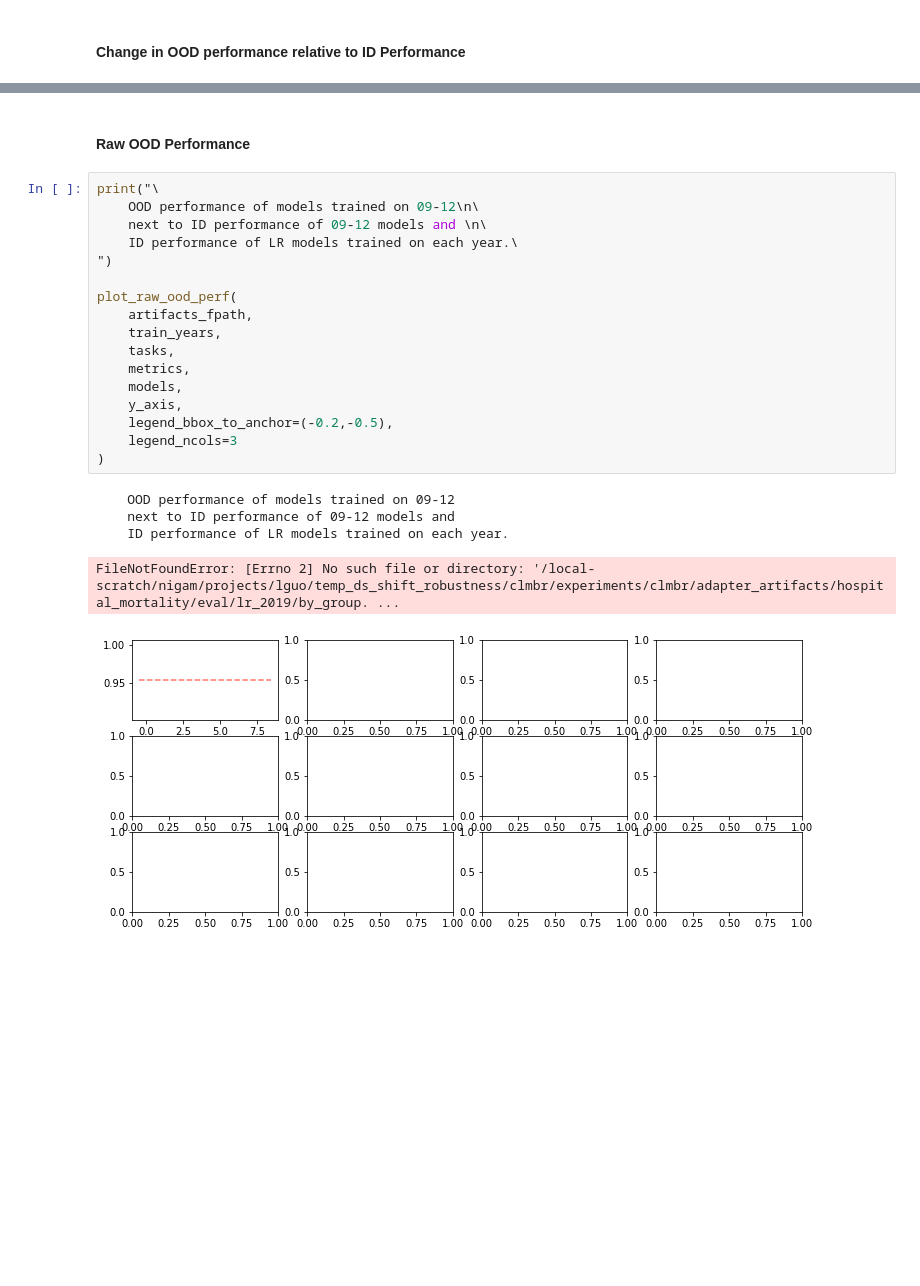
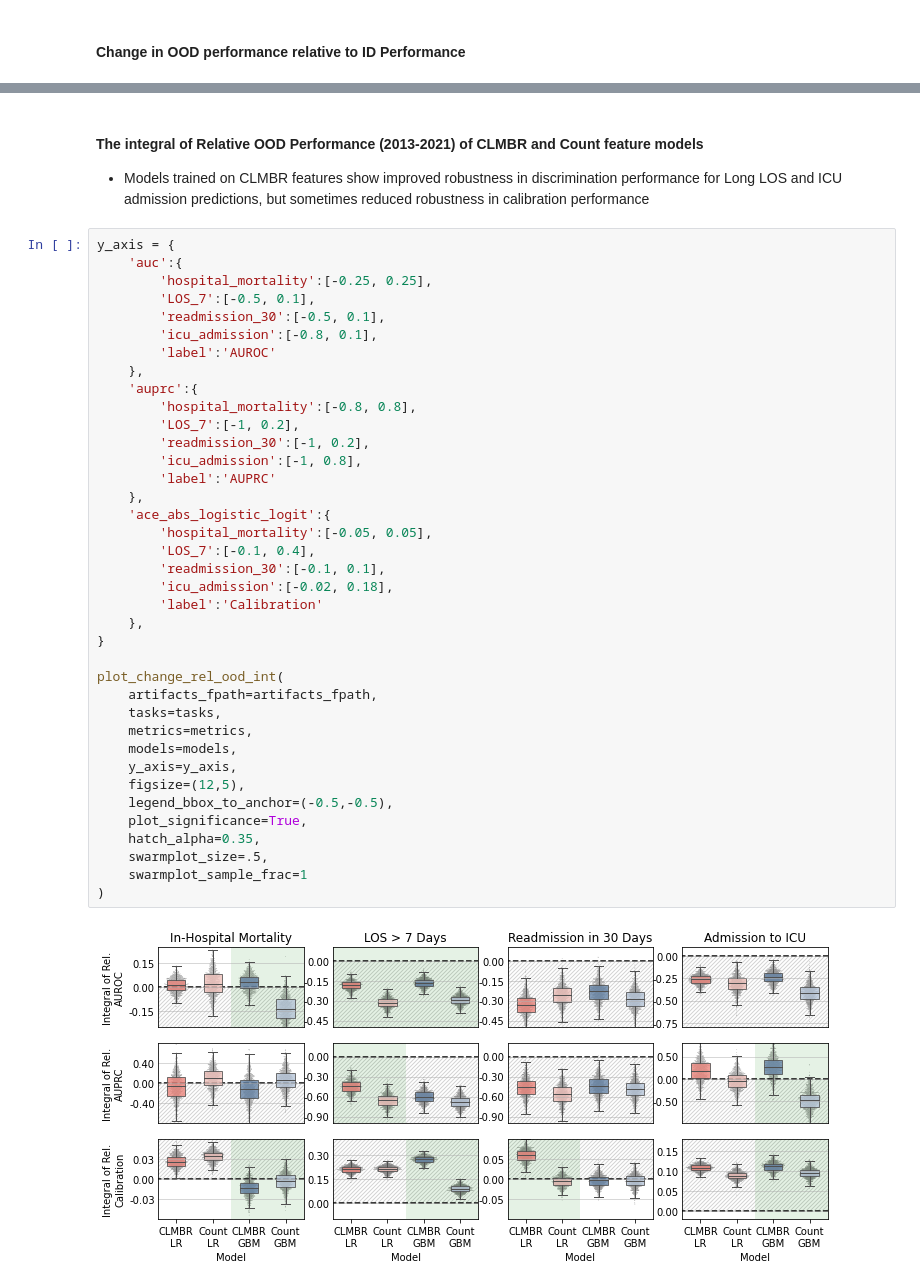
Before and after one commit to som-shahlab/temp_ds_shift_robustness, a Jupyter notebook: clmbr/experiments/clmbr/notebooks/0_09-12.ipynb, the cells around one changed output, grey strips where cells are left out. Cells and saved outputs as stored; diff of their text form; blank space fills up the shorter version.

Commit message:
added comparison of robustness between clmbr and count feature models

```diff
--- a/clmbr/experiments/clmbr/notebooks/0_09-12.ipynb
+++ b/clmbr/experiments/clmbr/notebooks/0_09-12.ipynb
@@ -109,25 +111,43 @@ plot_rel_ood_perf(
-# %% [markdown]
-#### Raw OOD Performance
-# %%
-print("\
-    OOD performance of models trained on 09-12\n\
-    next to ID performance of 09-12 models and \n\
-    ID performance of LR models trained on each year.\
-")
-
-plot_raw_ood_perf(
-    artifacts_fpath,
-    train_years,
-    tasks,
-    metrics,
-    models,
-    y_axis,
-    legend_bbox_to_anchor=(-0.2,-0.5),
-    legend_ncols=3
-)
-# %% [output]
-    OOD performance of models trained on 09-12
-    next to ID performance of 09-12 models and
-    ID performance of LR models trained on each year.
-FileNotFoundError: [Errno 2] No such file or directory: '/local-scratch/nigam/projects/lguo/temp_ds_shift_robustness/clmbr/experiments/clmbr/adapter_artifacts/hospital_mortality/eval/lr_2019/by_group. ...
-[figure, removed]
+# %% [markdown]
+#### The integral of Relative OOD Performance (2013-2021) of CLMBR and Count feature models
+- Models trained on CLMBR features show improved robustness in discrimination performance for Long LOS and ICU admission predictions, but sometimes reduced robustness in calibration performance
+# %%
+y_axis = {
+    'auc':{
+        'hospital_mortality':[-0.25, 0.25],
+        'LOS_7':[-0.5, 0.1],
+        'readmission_30':[-0.5, 0.1],
+        'icu_admission':[-0.8, 0.1],
+        'label':'AUROC'
+    },
+    'auprc':{
+        'hospital_mortality':[-0.8, 0.8],
+        'LOS_7':[-1, 0.2],
+        'readmission_30':[-1, 0.2],
+        'icu_admission':[-1, 0.8],
+        'label':'AUPRC'
+    },
+    'ace_abs_logistic_logit':{
+        'hospital_mortality':[-0.05, 0.05],
+        'LOS_7':[-0.1, 0.4],
+        'readmission_30':[-0.1, 0.1],
+        'icu_admission':[-0.02, 0.18],
+        'label':'Calibration'
+    },
+}
+
+plot_change_rel_ood_int(
+    artifacts_fpath=artifacts_fpath,
+    tasks=tasks,
+    metrics=metrics,
+    models=models,
+    y_axis=y_axis,
+    figsize=(12,5),
+    legend_bbox_to_anchor=(-0.5,-0.5),
+    plot_significance=True,
+    hatch_alpha=0.35,
+    swarmplot_size=.5,
+    swarmplot_sample_frac=1
+)
+# %% [output]
+[figure, added]
```
Also changed, not shown: parts of 6 cells of this notebook, 3 other files.
